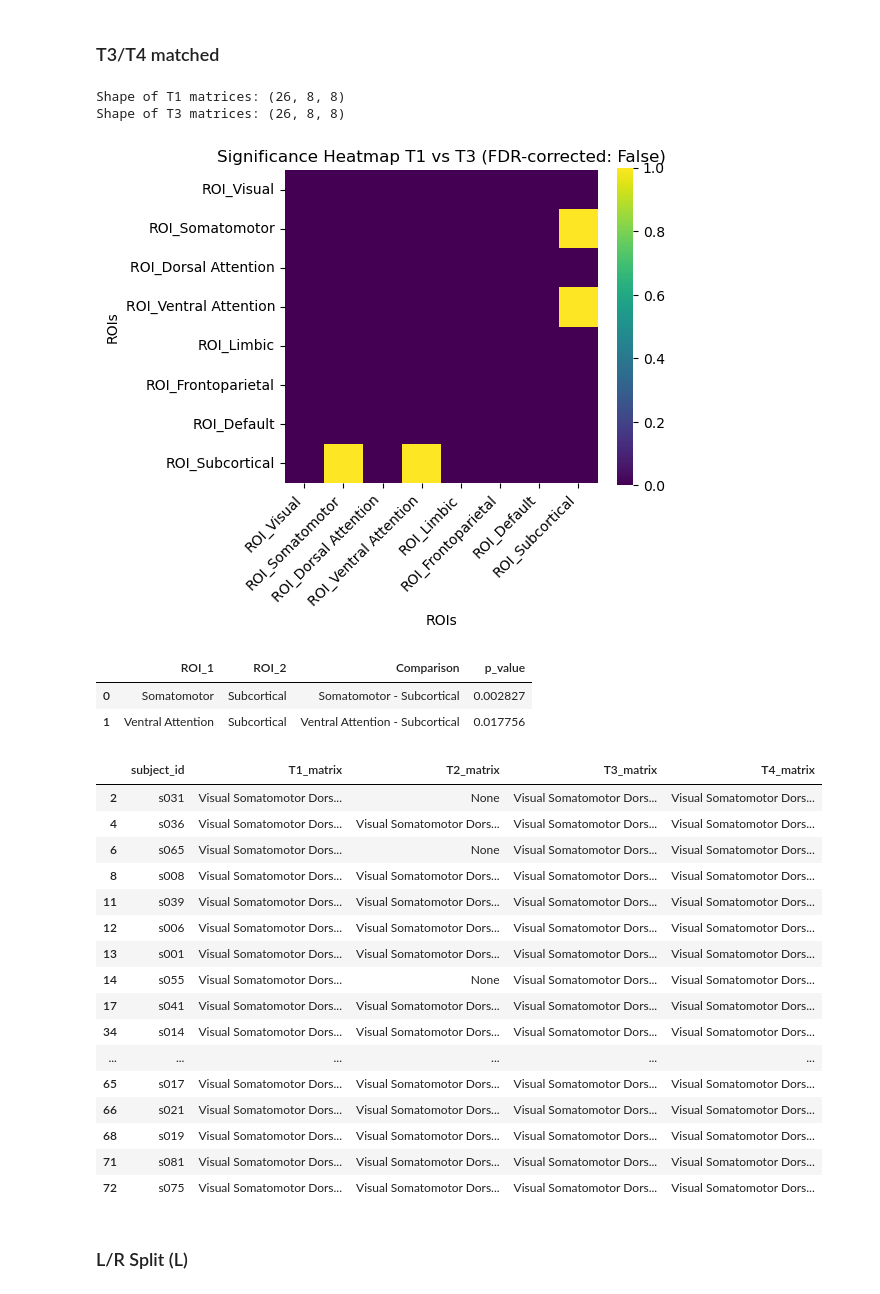
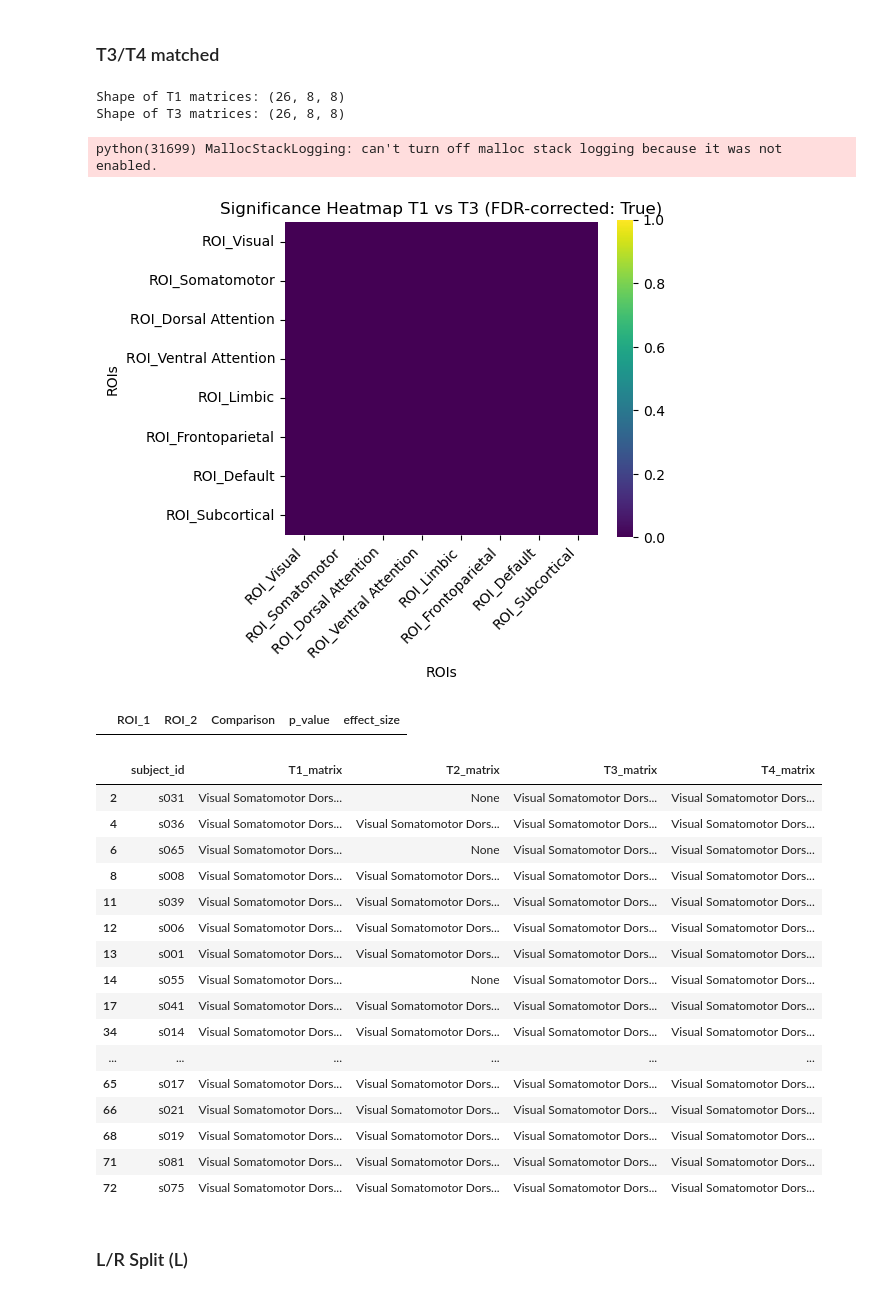
Before and after one commit to maylismlr/uphummel_MA4, a Jupyter notebook: longitudinal_anal.ipynb, the cells around one changed output. Saved outputs shown, nothing was run; the diff lists cells and outputs as text; code cells hidden in the pictures.

Commit message:
rerunning some cells with correct params

```diff
--- a/longitudinal_anal.ipynb
+++ b/longitudinal_anal.ipynb
@@ -338,30 +338,29 @@ Shape of T4 matrices: (41, 8, 8)
 # %%
 
 yeo_t3_t4_matched = yeo_mat_all_rois.copy().dropna(subset=['T1_matrix', 'T3_matrix', 'T4_matrix'])
 
 roi_mapping = functions.load_roi_labels("data/HCP-MMP1_RegionsCorticesList_379.csv")  # adapt path
 
 sig_df, pval_df, reject_df = functions.get_sig_matrix(
     yeo_t3_t4_matched,
     tp=3,
-    correction=False,
+    correction=True,
     alpha=0.05,
     matched=True,
     contra_ipsi_split=False,
     selected_rois=rois,
     roi_mapping=roi_mapping_yeo
 )
 
 summary_df = functions.summarize_significant_differences(pval_df, sig_df, roi_labels=roi_mapping_yeo, filter_striatum=False)
 display(summary_df)
 yeo_t3_t4_matched
 # %% [output]
 Shape of T1 matrices: (26, 8, 8)
 Shape of T3 matrices: (26, 8, 8)
+python(31699) MallocStackLogging: can't turn off malloc stack logging because it was not enabled.
-[figure, old version]
+[figure, new version]
-|  | ROI_1 | ROI_2 | Comparison | p_value |
-| 0 | Somatomotor | Subcortical | Somatomotor - Subcortical | 0.002827 |
-| 1 | Ventral Attention | Subcortical | Ventral Attention - Subcortical | 0.017756 |
+|  | ROI_1 | ROI_2 | Comparison | p_value | effect_size |
 |  | subject_id | T1_matrix | T2_matrix | T3_matrix | T4_matrix |
 | 2 | s031 | Visual Somatomotor Dors... | None | Visual Somatomotor Dors... | Visual Somatomotor Dors... |
 | 4 | s036 | Visual Somatomotor Dors... | Visual Somatomotor Dors... | Visual Somatomotor Dors... | Visual Somatomotor Dors... |
```
